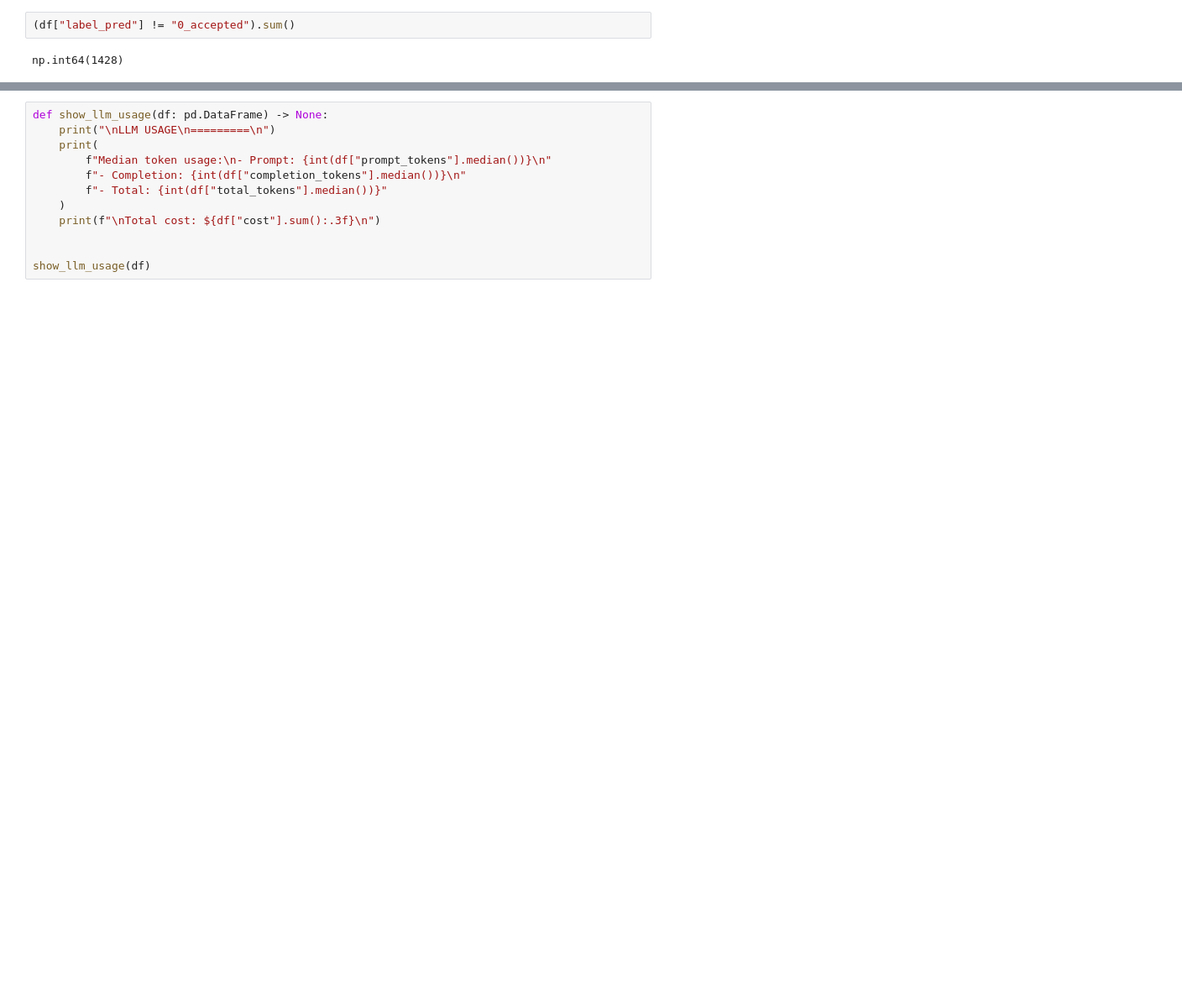
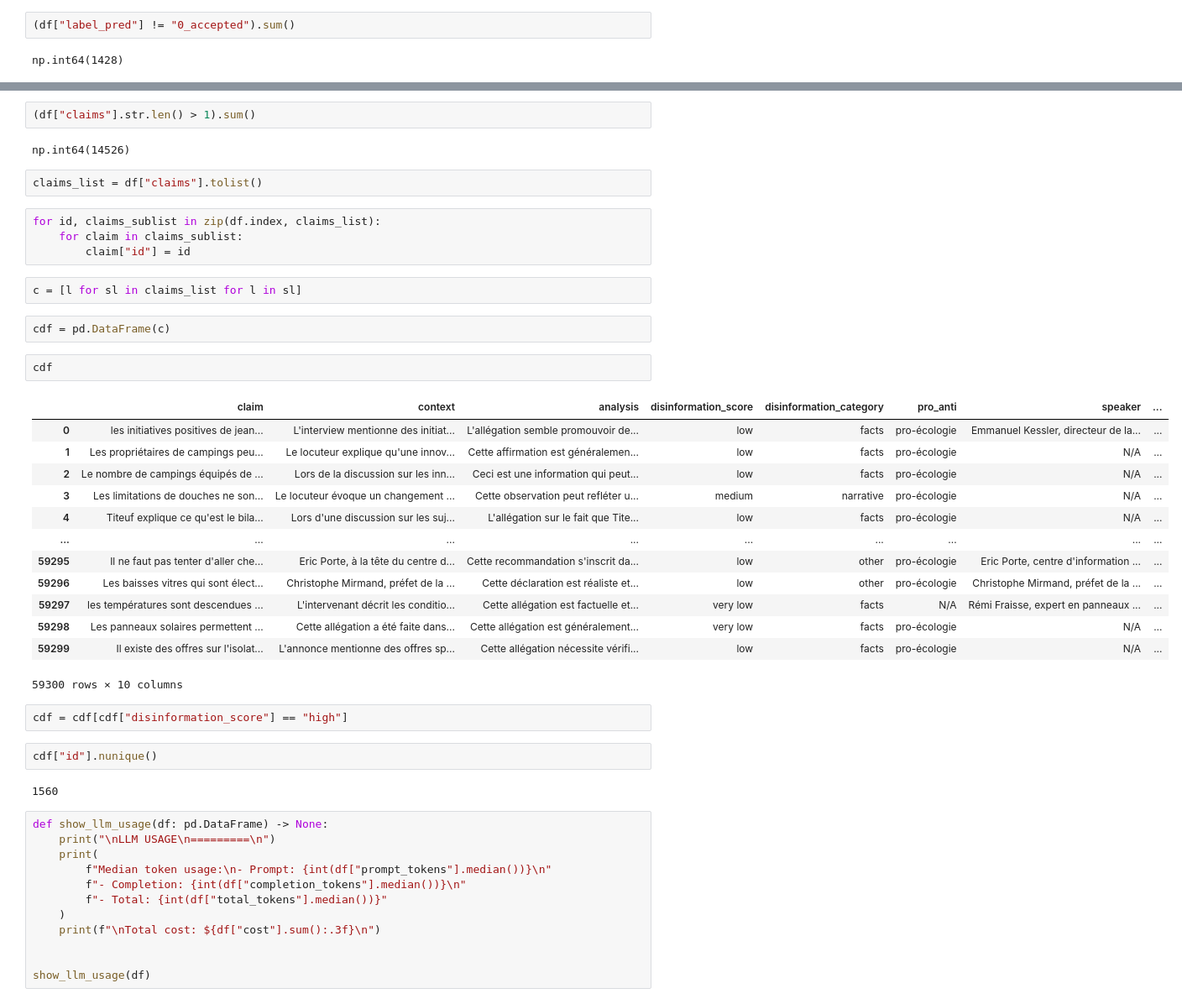
Before and after one commit to dataforgoodfr/climateguard, a Jupyter notebook: notebooks/experiments/thinkyoung_ecf.ipynb, the cells around one changed output, grey strips where cells are left out. Shown at 84% size. Saved outputs shown, nothing was run; the diff lists cells and outputs as text; blank space fills up the shorter version.

```diff
--- a/notebooks/experiments/thinkyoung_ecf.ipynb
+++ b/notebooks/experiments/thinkyoung_ecf.ipynb
@@ -186,4 +186,40 @@ df.to_csv(
 )
+# %%
+(df["claims"].str.len() > 1).sum()
+# %% [output]
+np.int64(14526)
+# %%
+claims_list = df["claims"].tolist()
+# %%
+for id, claims_sublist in zip(df.index, claims_list):
+    for claim in claims_sublist:
+        claim["id"] = id
+# %%
+c = [l for sl in claims_list for l in sl]
+# %%
+cdf = pd.DataFrame(c)
+# %%
+cdf
+# %% [output]
+|  | claim | context | analysis | disinformation_score | disinformation_category | pro_anti | speaker | ... |
+| 0 | les initiatives positives de jean... | L'interview mentionne des initiat... | L'allégation semble promouvoir de... | low | facts | pro-écologie | Emmanuel Kessler, directeur de la... | ... |
+| 1 | Les propriétaires de campings peu... | Le locuteur explique qu'une innov... | Cette affirmation est généralemen... | low | facts | pro-écologie | N/A | ... |
+| 2 | Le nombre de campings équipés de ... | Lors de la discussion sur les inn... | Ceci est une information qui peut... | low | facts | pro-écologie | N/A | ... |
+| 3 | Les limitations de douches ne son... | Le locuteur évoque un changement ... | Cette observation peut refléter u... | medium | narrative | pro-écologie | N/A | ... |
+| 4 | Titeuf explique ce qu'est le bila... | Lors d'une discussion sur les suj... | L'allégation sur le fait que Tite... | low | facts | pro-écologie | N/A | ... |
+| ... | ... | ... | ... | ... | ... | ... | ... | ... |
+| 59295 | Il ne faut pas tenter d'aller che... | Eric Porte, à la tête du centre d... | Cette recommandation s'inscrit da... | low | other | pro-écologie | Eric Porte, centre d'information ... | ... |
+| 59296 | Les baisses vitres qui sont élect... | Christophe Mirmand, préfet de la ... | Cette déclaration est réaliste et... | low | other | pro-écologie | Christophe Mirmand, préfet de la ... | ... |
+| 59297 | les températures sont descendues ... | L'intervenant décrit les conditio... | Cette allégation est factuelle et... | very low | facts | N/A | Rémi Fraisse, expert en panneaux ... | ... |
+| 59298 | Les panneaux solaires permettent ... | Cette allégation a été faite dans... | Cette allégation est généralement... | very low | facts | pro-écologie | N/A | ... |
+| 59299 | Il existe des offres sur l'isolat... | L'annonce mentionne des offres sp... | Cette allégation nécessite vérifi... | low | facts | pro-écologie | N/A | ... |
+59300 rows × 10 columns
+# %%
+cdf = cdf[cdf["disinformation_score"] == "high"]
+# %%
+cdf["id"].nunique()
+# %% [output]
+1560
 # %%
 def show_llm_usage(df: pd.DataFrame) -> None:
     print("\nLLM USAGE\n=========\n")
```
Also changed, not shown: parts of 1 cell of this notebook, 2 other files.
